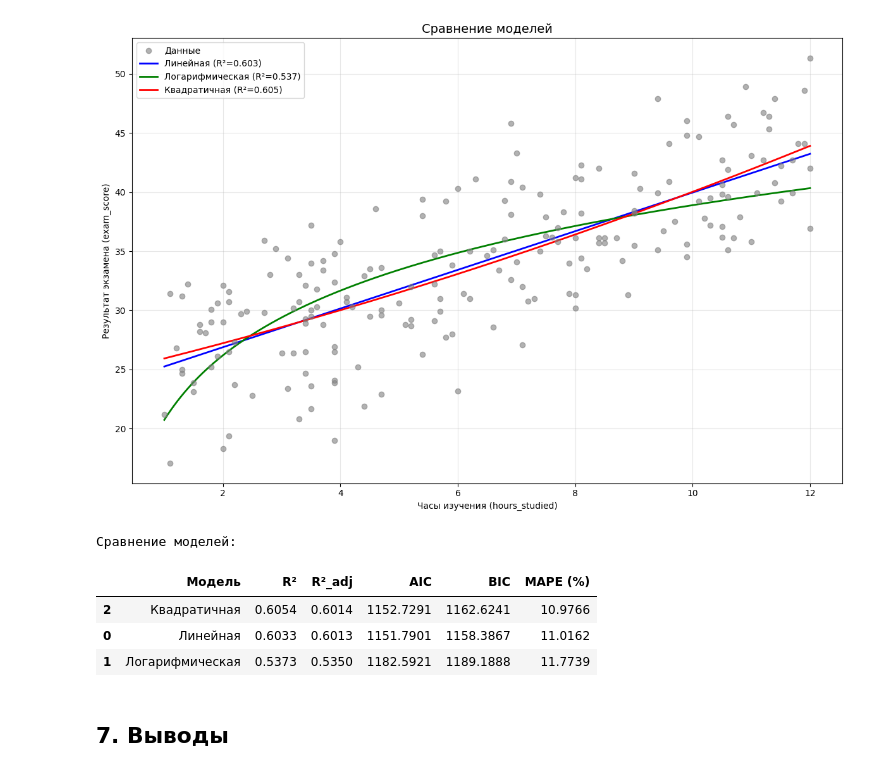
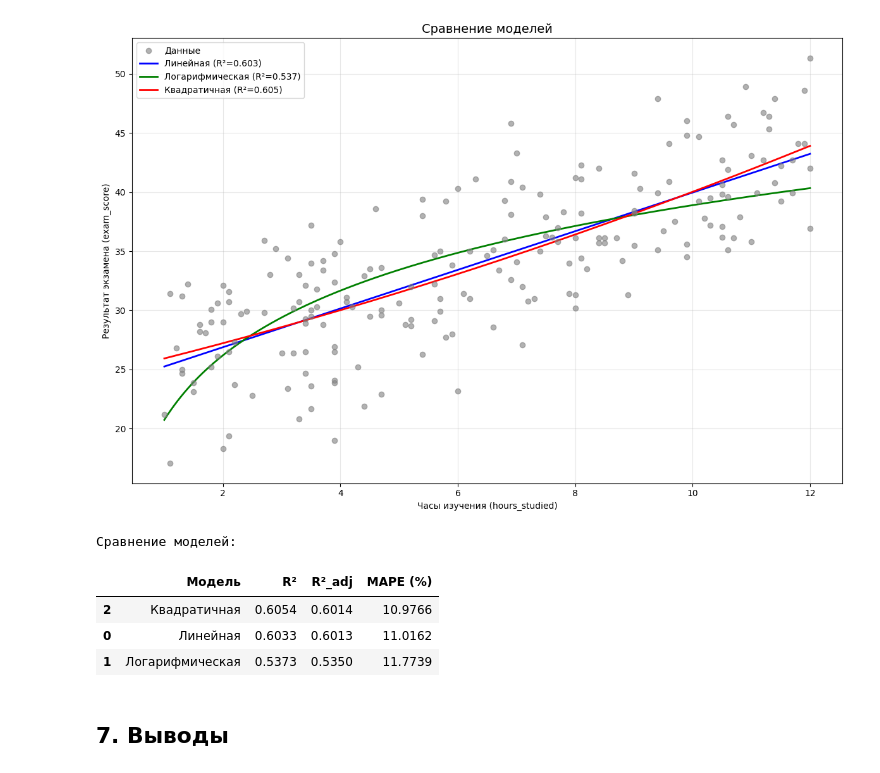
Before and after one commit to danyarmarkin/MetodsOfOptimisation, a Jupyter notebook: math_statistic/lab1.ipynb, the cells around one changed output. Cells and saved outputs as stored; diff of their text form; code cells hidden in the pictures.

```diff
--- a/math_statistic/lab1.ipynb
+++ b/math_statistic/lab1.ipynb
@@ -486,23 +486,21 @@ plt.show()
 # %%
 comparison = pd.DataFrame({
     'Модель': ['Линейная', 'Логарифмическая', 'Квадратичная'],
     'R²': [lin_metrics['R2'], log_metrics['R2'], quad_metrics['R2']],
     'R²_adj': [lin_metrics['R2_adj'], log_metrics['R2_adj'], quad_metrics['R2_adj']],
-    'AIC': [lin_metrics['AIC'], log_metrics['AIC'], quad_metrics['AIC']],
-    'BIC': [lin_metrics['BIC'], log_metrics['BIC'], quad_metrics['BIC']],
     'MAPE (%)': [lin_metrics['MAPE'], log_metrics['MAPE'], quad_metrics['MAPE']],
 })
 
 comparison = comparison.round(4)
 comparison = comparison.sort_values(by='R²_adj', ascending=False)
 print("Сравнение моделей:")
 display(comparison)
 # %% [output]
 Сравнение моделей:
-|  | Модель | R² | R²_adj | AIC | BIC | MAPE (%) |
-| 2 | Квадратичная | 0.6054 | 0.6014 | 1152.7291 | 1162.6241 | 10.9766 |
-| 0 | Линейная | 0.6033 | 0.6013 | 1151.7901 | 1158.3867 | 11.0162 |
-| 1 | Логарифмическая | 0.5373 | 0.5350 | 1182.5921 | 1189.1888 | 11.7739 |
+|  | Модель | R² | R²_adj | MAPE (%) |
+| 2 | Квадратичная | 0.6054 | 0.6014 | 10.9766 |
+| 0 | Линейная | 0.6033 | 0.6013 | 11.0162 |
+| 1 | Логарифмическая | 0.5373 | 0.5350 | 11.7739 |
 # %% [markdown]
 ## 7. Выводы
 # %% [markdown]
```
